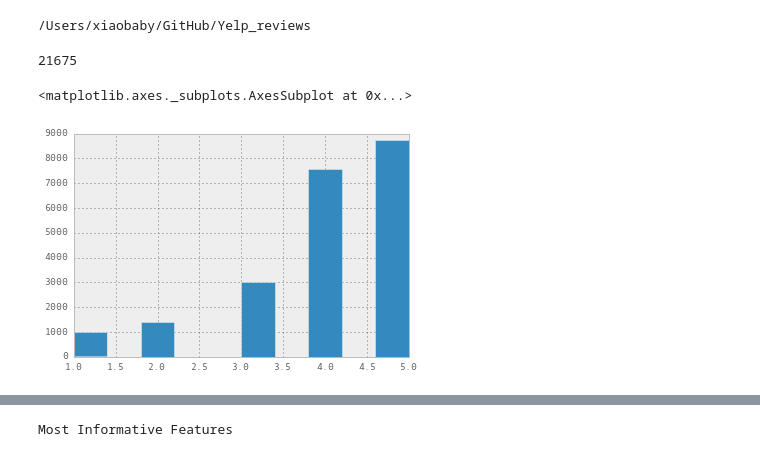
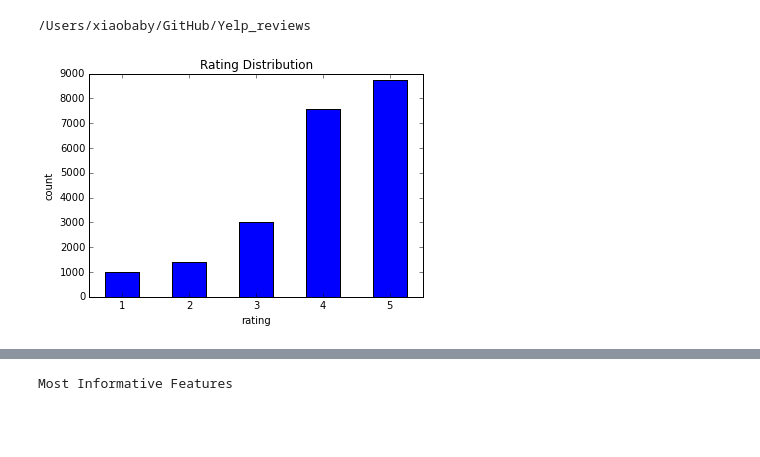
Before and after one commit to Josephinity/Yelp_reviews, a Jupyter notebook: NB_Classify.ipynb, the cells around one changed output, grey strips where cells are left out. Saved outputs shown, nothing was run; the diff lists cells and outputs as text; code cells hidden in the pictures; blank space fills up the shorter version.

```diff
--- a/NB_Classify.ipynb
+++ b/NB_Classify.ipynb
@@ -5,17 +5,18 @@ execfile('read_reviews_txt.py')
 /Users/xiaobaby/GitHub/Yelp_reviews
 # %%
 reviews=read_reviews_txt('reviews_0_50.txt')
-# %%
-len(reviews)
-# %% [output]
-21675
-# %%
-#plot distribution for pandas data
-pd.options.display.mpl_style = 'default'
-reviews.review_rating.astype(float).hist()
-# %% [output]
-<matplotlib.axes._subplots.AxesSubplot at 0x...>
-[figure, removed]
+# %%
+import matplotlib.pyplot as plt
+counts = list(reviews.review_rating.value_counts().values)[::-1]
+
+# Switching to the OO-interface. You can do all of this with "plt" as well.
+fig, ax = plt.subplots()
+ax.bar(range(1,6), counts, width=0.5, align='center')
+ax.set(xticks=range(1,6), xlim=[.5,5.5],xlabel='rating',ylabel='count')
+ax.set_title('Rating Distribution')
+plt.show()
+# %% [output]
+[figure, added]
 # %%
 #review tokenizer(& punctuation stripper)
 punctuations = set(['[','!','#','"','%','&','\\','(',')','*'
```
Also changed, not shown: parts of 41 cells of this notebook, 4 other files.
